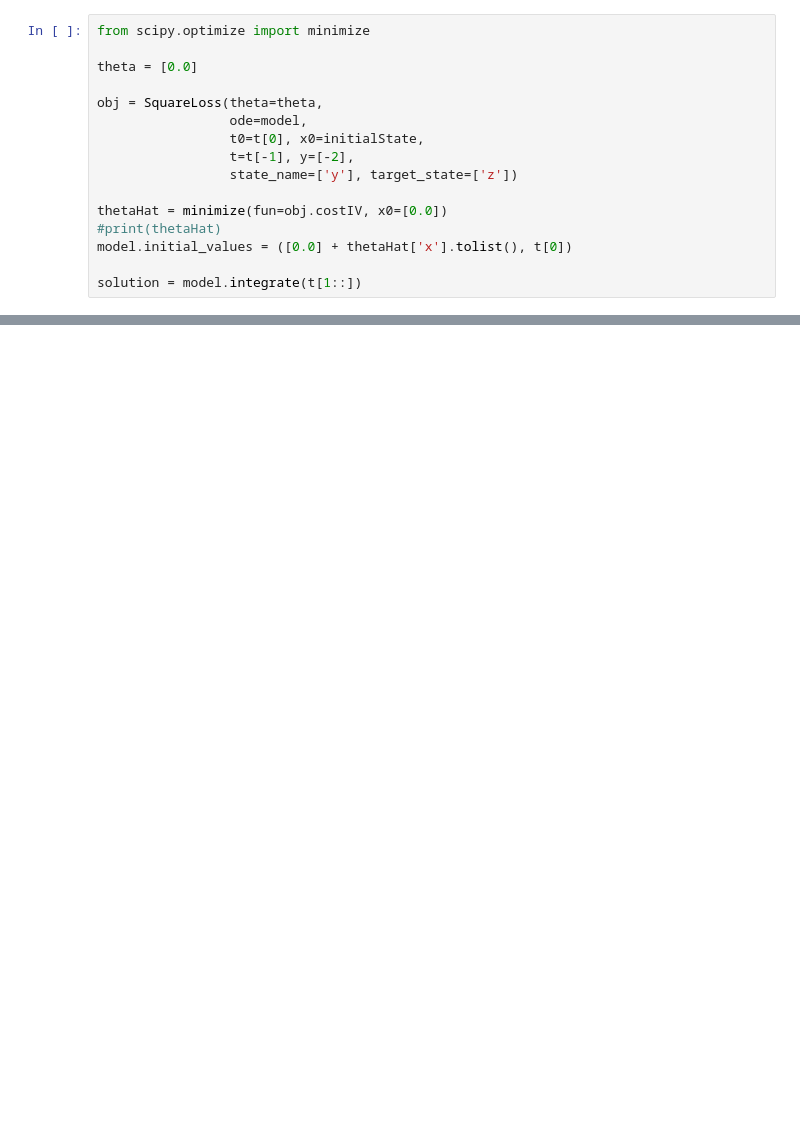
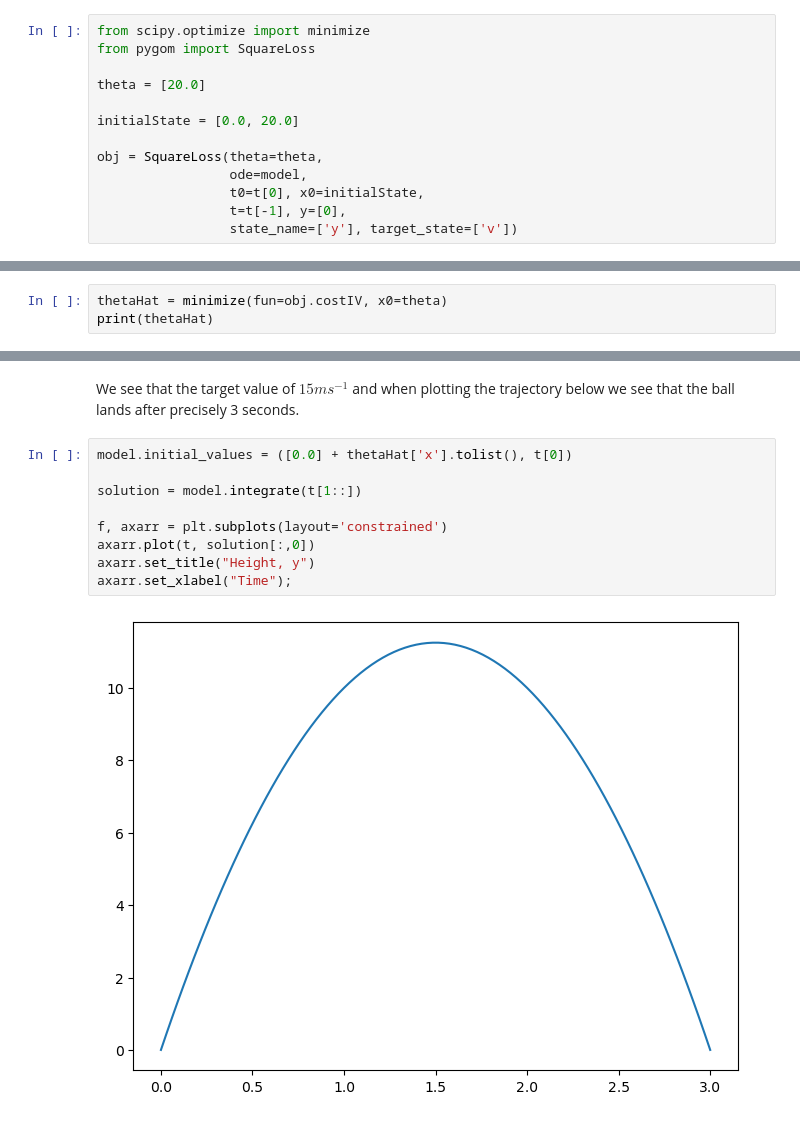
Before and after one commit to ukhsa-collaboration/pygom, a Jupyter notebook: docs/notebooks/paramfit/bvpSimple.ipynb, the cells around one changed output, grey strips where cells are left out. Saved outputs shown, nothing was run; the diff lists cells and outputs as text; blank space fills up the shorter version.

```diff
--- a/docs/notebooks/paramfit/bvpSimple.ipynb
+++ b/docs/notebooks/paramfit/bvpSimple.ipynb
@@ -80,16 +67,13 @@ object know that it is free through the `targetState` input argument.
 # %%
 from scipy.optimize import minimize
+from pygom import SquareLoss
 
-theta = [0.0]
+theta = [20.0]
+
+initialState = [0.0, 20.0]
 
 obj = SquareLoss(theta=theta,
                  ode=model,
                  t0=t[0], x0=initialState,
-                 t=t[-1], y=[-2],
-                 state_name=['y'], target_state=['z'])
-
-thetaHat = minimize(fun=obj.costIV, x0=[0.0])
-#print(thetaHat)
-model.initial_values = ([0.0] + thetaHat['x'].tolist(), t[0])
-
-solution = model.integrate(t[1::])
+                 t=t[-1], y=[0],
+                 state_name=['y'], target_state=['v'])
@@ -135,0 +82,3 @@ $z=\dot{y}(t)$ and define our model as
+# %%
+thetaHat = minimize(fun=obj.costIV, x0=theta)
+print(thetaHat)
@@ -135,0 +96,13 @@ $z=\dot{y}(t)$ and define our model as
+# %% [markdown]
+We see that the target value of $15ms^{-1}$ and when plotting the trajectory below we see that the ball lands after precisely 3 seconds.
+# %%
+model.initial_values = ([0.0] + thetaHat['x'].tolist(), t[0])
+
+solution = model.integrate(t[1::])
+
+f, axarr = plt.subplots(layout='constrained')
+axarr.plot(t, solution[:,0])
+axarr.set_title("Height, y")
+axarr.set_xlabel("Time");
+# %% [output]
+[figure, added]
```
Also changed, not shown: parts of 26 cells of this notebook, 16 other files.
